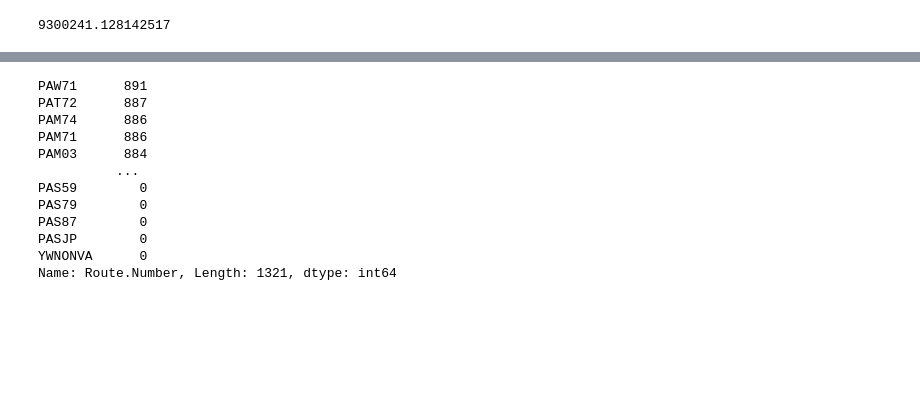
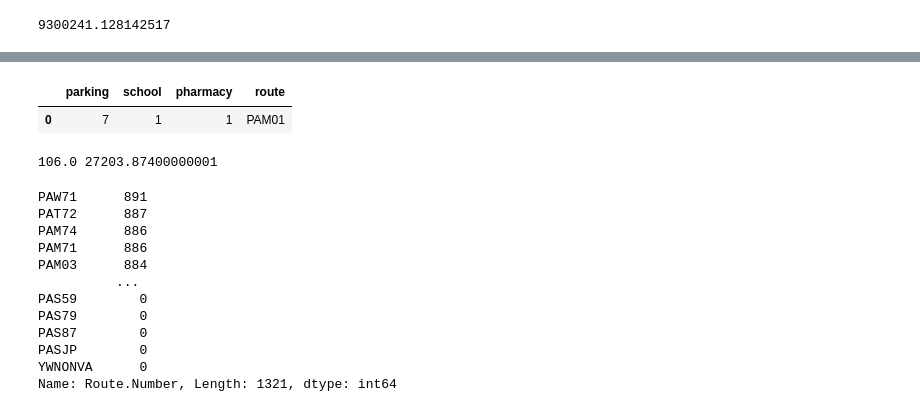
Before and after one commit to darenasc/data_world_league_2022, a Jupyter notebook: notebooks/diego/waste_management/04_explainability.ipynb, the cells around one changed output, grey strips where cells are left out. Drawn from its saved outputs; the diff is of its cells as text; code cells hidden in the pictures; blank space fills up the shorter version.

Commit message:
osm features in df routes_summary

```diff
--- a/notebooks/diego/waste_management/04_explainability.ipynb
+++ b/notebooks/diego/waste_management/04_explainability.ipynb
@@ -109,6 +110,11 @@ def get_graph(routes, route: str):
     polygon = waste.get_polygon(routes, route);
     G = ox.graph_from_polygon(polygon, network_type="drive");
     return G
+
+def get_amenities(routes, route, tags={"amenity": True}):
+    polygon = waste.get_polygon(routes, route);
+    amenities = ox.geometries_from_polygon(polygon, tags=tags)
+    return amenities
 # %%
 osm_stats = []
 # %%
@@ -118,7 +124,8 @@ for route in tqdm(routes_with_map):
     try:
         G = get_graph(routes, route)
         osm_route_stats = get_osm_stats(G)
-        osm_stats.append((route, osm_route_stats, G))
+        gpd = get_amenities(routes, route)
+        osm_stats.append((route, osm_route_stats, G, gpd))
     except:
         pass
 
@@ -126,6 +133,7 @@ dict = {}
 for fo in osm_stats:
     dict[fo[0]]['stats'] = fo[1]
     dict[fo[0]]['OSM'] = fo[2]
+    dict[fo[0]]['amenities'] = fo[3]
 
 # Saving the routes
 with open('osm_data.json', 'w') as fp:
@@ -155,0 +160,20 @@ osm_route_stats = ox.basic_stats(G, area=graph_area_m, clean_intersects=True, ci
+# %%
+# route, osm_route_stats, G, gpd
+# pd.get_dummies(osm_stats[0][3][['amenity']])
+# osm_stats[0][3]['amenity'].value_counts().to_frame(osm_stats[0][0]).T.reset_index().to_dict()
+aux = pd.DataFrame(osm_stats[0][3]['amenity'].value_counts()).T
+aux['route'] = osm_stats[0][0]
+aux.reset_index(drop=True)
+# %% [output]
+|  | parking | school | pharmacy | route |
+| 0 | 7 | 1 | 1 | PAM01 |
+# %%
+# pd.DataFrame(osm_stats[7][3]['amenity'].value_counts()).T
+# aux = pd.DataFrame(osm_stats[7][3][['amenity']].value_counts()).T
+# aux
+# osm_stats[7][3][['amenity']].reset_index(drop=True).value_counts().to_frame().T
+# pd.DataFrame(osm_stats[7][1])
+intersection_count, street_length_total = pd.DataFrame(osm_stats[7][1]).reset_index(drop=True).loc[0].to_frame().T[['intersection_count','street_length_total']].values[0]
+print(intersection_count, street_length_total)
+# %% [output]
+106.0 27203.87400000001
```
Also changed, not shown: parts of 5 cells of this notebook, 1 other file.
